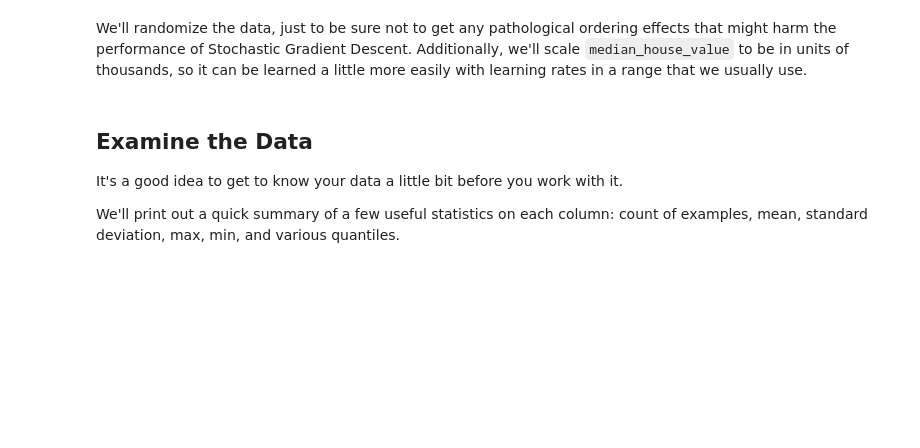
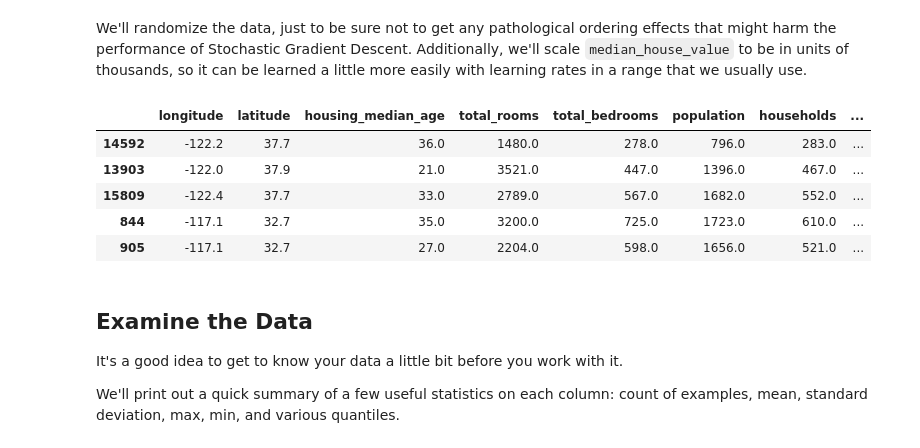
Before and after one commit to annecool37/machine_learning, a Jupyter notebook: google_colab/first_steps_with_tensor_flow.ipynb, the cells around one changed output. Drawn from its saved outputs; the diff is of its cells as text; code cells hidden in the pictures; blank space fills up the shorter version.

```diff
--- a/google_colab/first_steps_with_tensor_flow.ipynb
+++ b/google_colab/first_steps_with_tensor_flow.ipynb
@@ -52,8 +58,15 @@ We'll randomize the data, just to be sure not to get any pathological ordering e
 # %%
 california_housing_dataframe = california_housing_dataframe.reindex(
     np.random.permutation(california_housing_dataframe.index))
 california_housing_dataframe["median_house_value"] /= 1000.0
-california_housing_dataframe
+california_housing_dataframe.head()
+# %% [output]
+|  | longitude | latitude | housing_median_age | total_rooms | total_bedrooms | population | households | ... |
+| 14592 | -122.2 | 37.7 | 36.0 | 1480.0 | 278.0 | 796.0 | 283.0 | ... |
+| 13903 | -122.0 | 37.9 | 21.0 | 3521.0 | 447.0 | 1396.0 | 467.0 | ... |
+| 15809 | -122.4 | 37.7 | 33.0 | 2789.0 | 567.0 | 1682.0 | 552.0 | ... |
+| 844 | -117.1 | 32.7 | 35.0 | 3200.0 | 725.0 | 1723.0 | 610.0 | ... |
+| 905 | -117.1 | 32.7 | 27.0 | 2204.0 | 598.0 | 1656.0 | 521.0 | ... |
 # %% [markdown]
 ## Examine the Data
 
```
Also changed, not shown: parts of 15 cells of this notebook.
